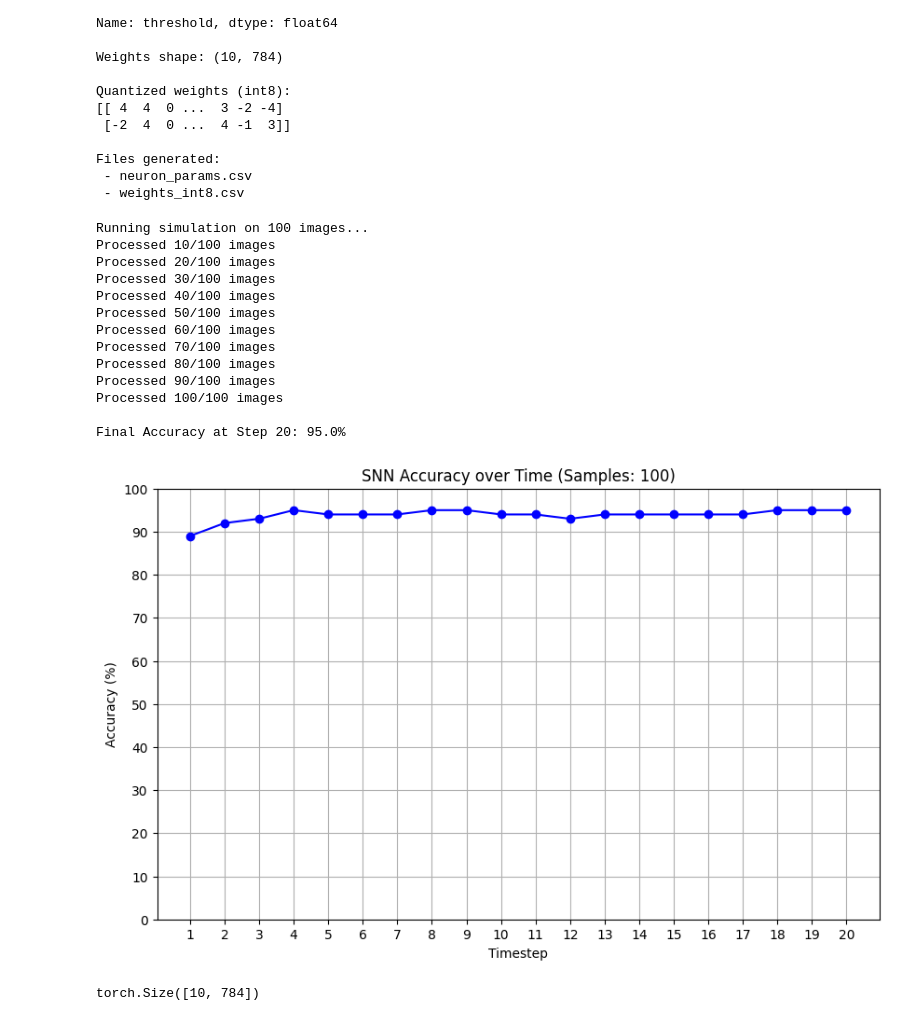
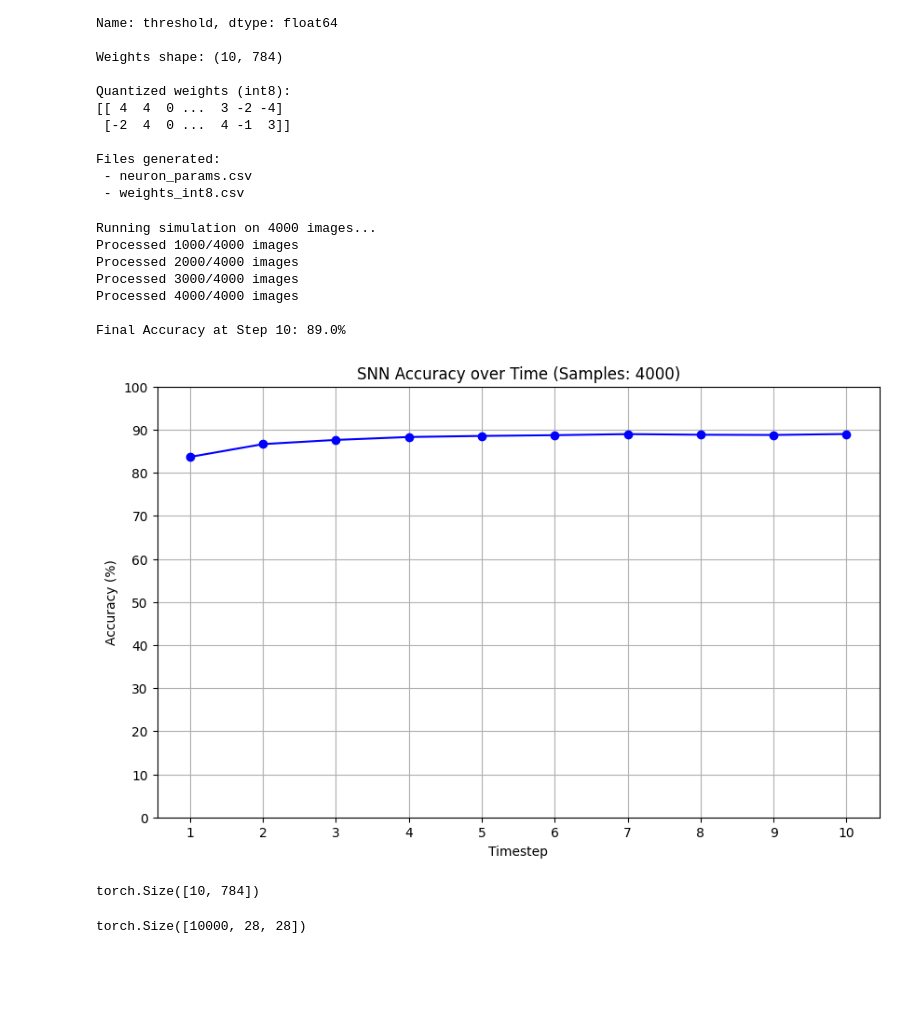
Before and after one commit to Yogeeth/neuromorphic-lif-rtl, a Jupyter notebook: SNNExploration.ipynb, the cells around one changed output. Cells and saved outputs as stored; diff of their text form; code cells hidden in the pictures; blank space fills up the shorter version.

```diff
--- a/SNNExploration.ipynb
+++ b/SNNExploration.ipynb
@@ -74,8 +74,8 @@ import matplotlib.pyplot as plt
 from torchvision import datasets, transforms
 
 # Parameters
-NUM_SAMPLES = 100             # Number of images to test
-TIME_STEPS = 20
+NUM_SAMPLES = 4000             # Number of images to test
+TIME_STEPS = 10
 TAU_SHIFT = 8
 THRESHOLD_INT = 128
 SEED = 2463534242
@@ -126,52 +126,51 @@ for img_idx in range(NUM_SAMPLES):
         # Neuron Update
         current = torch.matmul(W, spikes_in)
         membrane = (membrane - (membrane >> TAU_SHIFT)) + current
+        #membrane = torch.clamp(membrane, min=-256)
 
         spikes_out = (membrane >= THRESHOLD_INT).int()
         membrane = membrane * (1 - spikes_out) # Hard reset
         spike_count += spikes_out
 
         # Check Accuracy at this Timestep
         pred = spike_count.argmax().item()
         if pred == label:
             accuracy_history[t] += 1
 
-    if (img_idx + 1) % 10 == 0:
+    if (img_idx + 1) % 1000 == 0:
         print(f"Processed {img_idx + 1}/{NUM_SAMPLES} images")
 
 # Plotting
 accuracy_percentage = (accuracy_history / NUM_SAMPLES) * 100
 
 print(f"\nFinal Accuracy at Step {TIME_STEPS}: {accuracy_percentage[-1]}%")
 
 plt.figure(figsize=(10, 6))
 plt.plot(range(1, TIME_STEPS + 1), accuracy_percentage, marker='o', linestyle='-', color='b')
 plt.title(f'SNN Accuracy over Time (Samples: {NUM_SAMPLES})')
 plt.xlabel('Timestep')
 plt.ylabel('Accuracy (%)')
 plt.grid(True)
 plt.xticks(range(1, TIME_STEPS + 1))
 plt.yticks(range(0, 101, 10))
 plt.show()
 # %% [output]
-Running simulation on 100 images...
-Processed 10/100 images
-Processed 20/100 images
-Processed 30/100 images
-Processed 40/100 images
-Processed 50/100 images
-Processed 60/100 images
-Processed 70/100 images
-Processed 80/100 images
-Processed 90/100 images
-Processed 100/100 images
+Running simulation on 4000 images...
+Processed 1000/4000 images
+Processed 2000/4000 images
+Processed 3000/4000 images
+Processed 4000/4000 images
 
-Final Accuracy at Step 20: 95.0%
+Final Accuracy at Step 10: 89.0%
-[figure, old version]
+[figure, new version]
 # %%
 W.shape
 # %% [output]
 torch.Size([10, 784])
+# %%
+dataset.data.shape
+# %% [output]
+torch.Size([10000, 28, 28])
 # %%
 # Setup
 SEED = 2463534242
```
Also changed, not shown: parts of 2 cells of this notebook.
